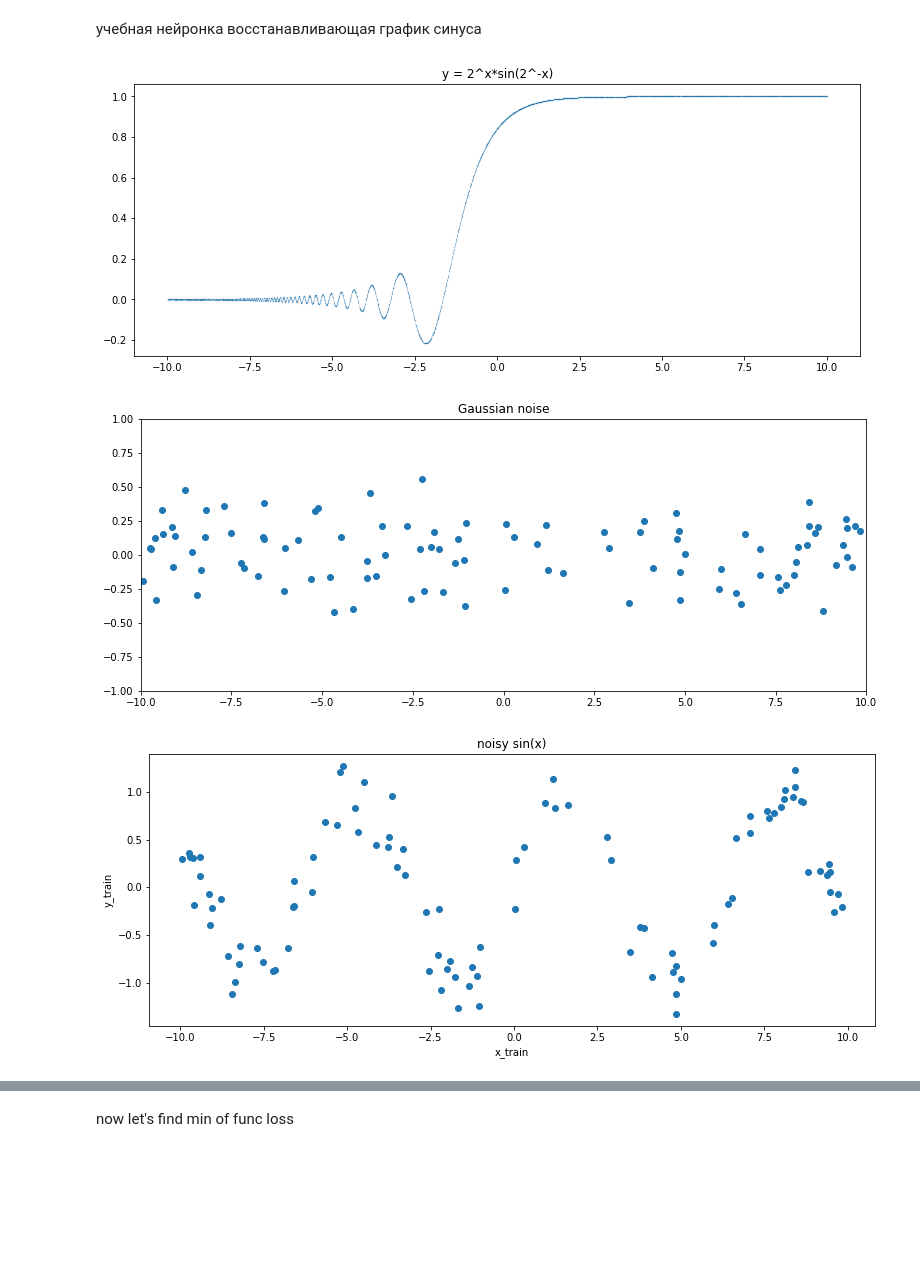
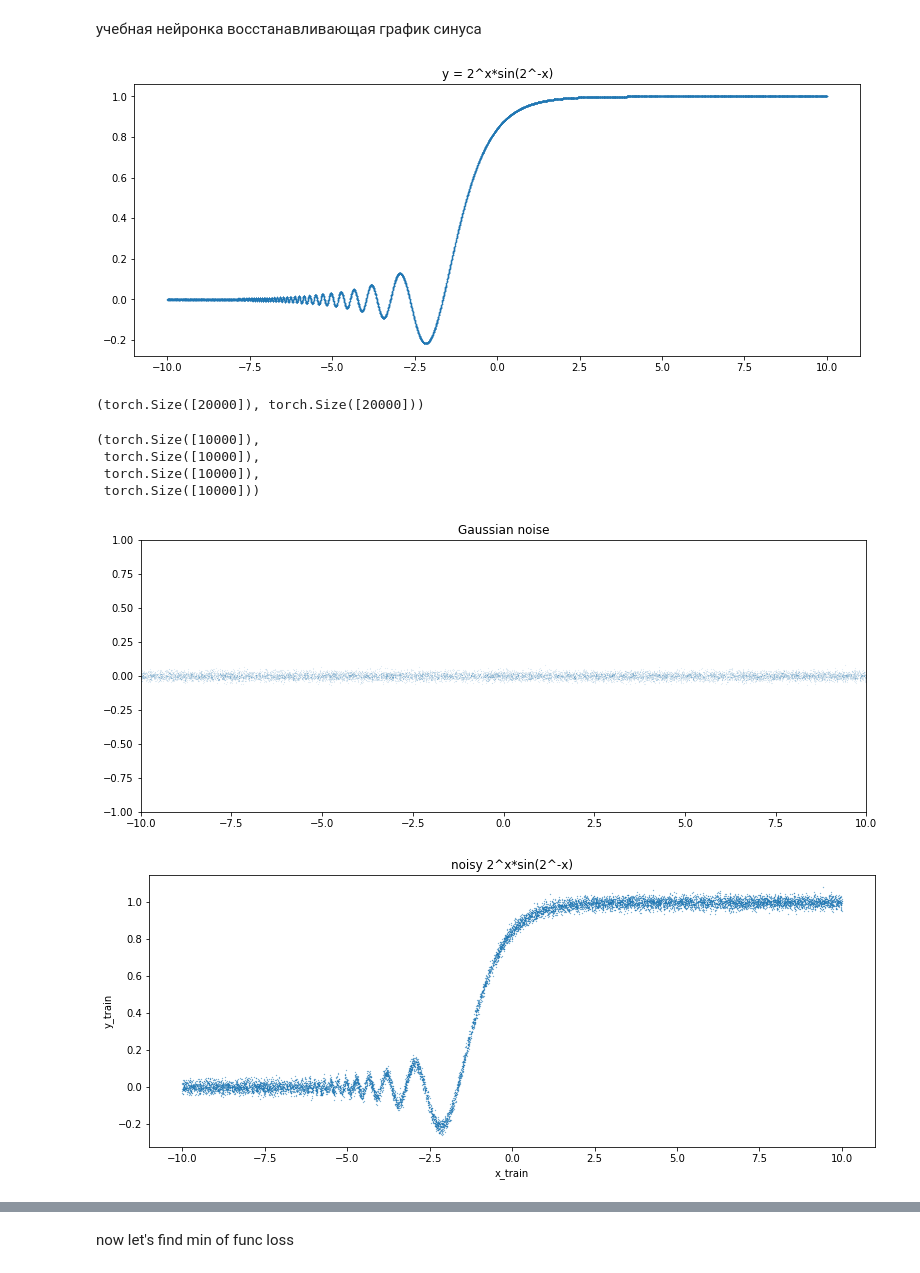
Before and after one commit to saian65/Neural-Networks, a Jupyter notebook: PyTorch_SinNet_2^x_sin(2^_x).ipynb, the cells around one changed output, grey strips where cells are left out. Drawn from its saved outputs; the diff is of its cells as text; code cells hidden in the pictures; blank space fills up the shorter version.

```diff
--- a/PyTorch_SinNet_2^x_sin(2^_x).ipynb
+++ b/PyTorch_SinNet_2^x_sin(2^_x).ipynb
@@ -16,31 +16,49 @@ def target_func(x):
     right = np.sin(2**(-x))
     return left*right
+# %%
+#make train dataset
+X_train = torch.rand(20000)
+X_train = X_train * 20.0 - 10.0
 # %%
-#make train dataset
-x_train = torch.rand(10000)
-x_train = x_train * 20.0 - 10.0
+y_train = target_func(X_train)
 
-y_train = target_func(x_train)
-
-plt.plot(x_train.numpy(), y_train.numpy(), ".", ms=0.1)
+plt.plot(X_train.numpy(), y_train.numpy(), ".", ms=0.5)
 plt.title('y = 2^x*sin(2^-x)');
 # %% [output]
-[figure, old version]
+[figure, new version]
+# %%
+X_train.shape,y_train.shape
+# %% [output]
+(torch.Size([20000]), torch.Size([20000]))
+# %%
+from sklearn.model_selection import train_test_split
+X_train, X_valid, y_train, y_valid = train_test_split(
+    X_train,
+    y_train,
+    test_size=0.5,
+    shuffle=True)
+# %%
+X_train.shape, X_valid.shape, y_valid.shape, y_valid.shape
+# %% [output]
+(torch.Size([10000]),
+ torch.Size([10000]),
+ torch.Size([10000]),
+ torch.Size([10000]))
 # %%
-#add noise from normal distribution
-noise = torch.randn(y_train.shape) / 5.
+#noise from normal distribution
+noise = torch.randn(y_train.shape)/50
 
-plt.plot(x_train.numpy(), noise.numpy(), 'o')
+plt.plot(X_train.numpy(), noise.numpy(), '.',ms=0.09)
 plt.axis([-10, 10, -1, 1])
 plt.title('Gaussian noise');
 # %% [output]
-[figure, old version]
+[figure, new version]
 # %%
-#КОНЕЧНАЯ обучающая выборка
+#конечная обучающая выборка
 y_train = y_train + noise
-plt.plot(x_train.numpy(), y_train.numpy(), 'o')
-plt.title('noisy sin(x)')
+plt.plot(X_train.numpy(), y_train.numpy(), ".", ms=0.5)
+plt.title('noisy 2^x*sin(2^-x)')
 plt.xlabel('x_train')
 plt.ylabel('y_train');
 # %% [output]
-[figure, old version]
+[figure, new version]
```
Also changed, not shown: parts of 15 cells of this notebook.
